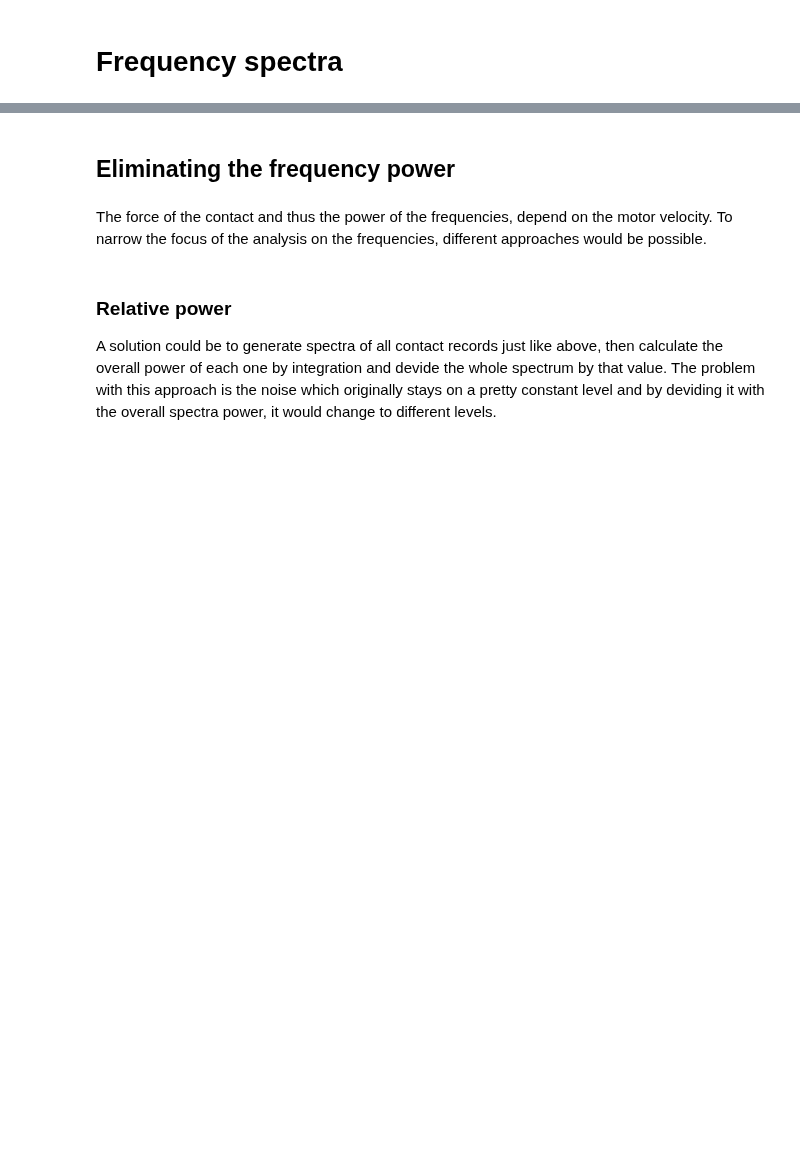
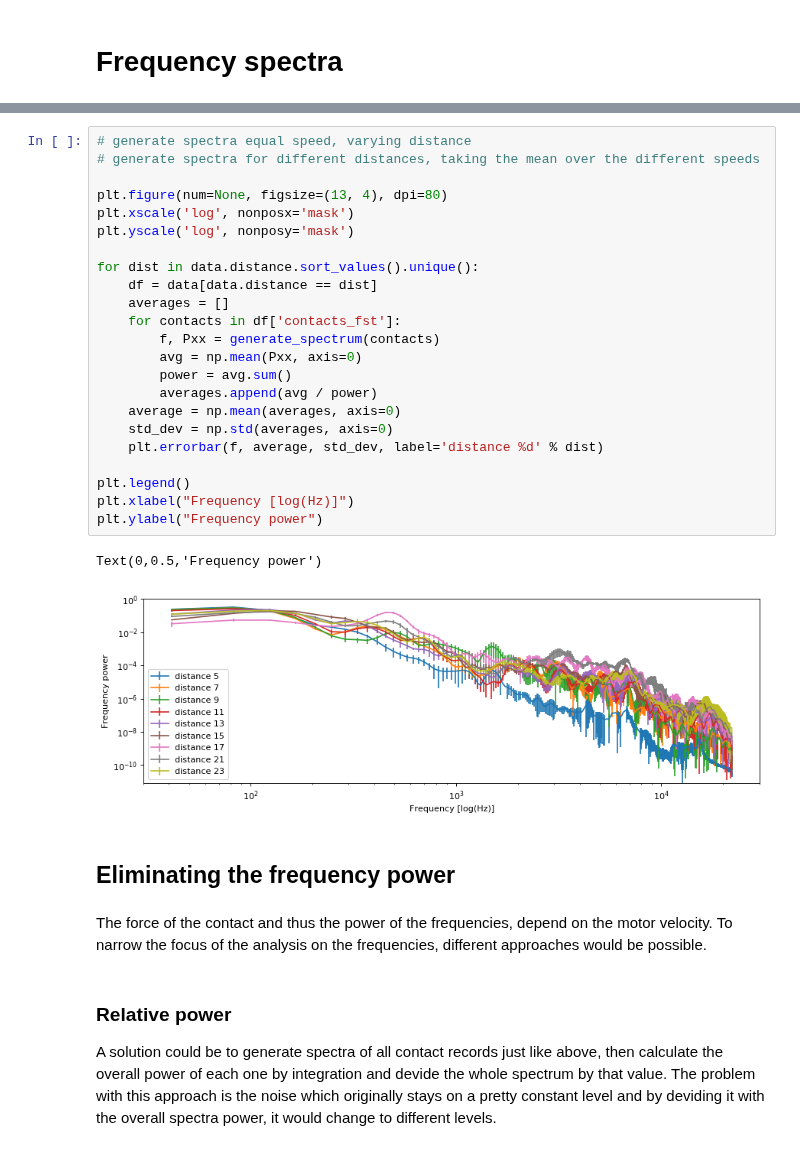
Before and after one commit to LucaHermes/PiezoAntenna, a Jupyter notebook: Piezo Antenna.ipynb, the cells around one changed output, grey strips where cells are left out. Cells and saved outputs as stored; diff of their text form; blank space fills up the shorter version.

```diff
--- a/Piezo Antenna.ipynb
+++ b/Piezo Antenna.ipynb
@@ -228,3 +254,29 @@ plt.plot(f, avg) #, std_dev)
+# %%
+# generate spectra equal speed, varying distance
+# generate spectra for different distances, taking the mean over the different speeds
+
+plt.figure(num=None, figsize=(13, 4), dpi=80)
+plt.xscale('log', nonposx='mask')
+plt.yscale('log', nonposy='mask')
+
+for dist in data.distance.sort_values().unique():
+    df = data[data.distance == dist]
+    averages = []
+    for contacts in df['contacts_fst']:
+        f, Pxx = generate_spectrum(contacts)
+        avg = np.mean(Pxx, axis=0)
+        power = avg.sum()
+        averages.append(avg / power)
+    average = np.mean(averages, axis=0)
+    std_dev = np.std(averages, axis=0)
+    plt.errorbar(f, average, std_dev, label='distance %d' % dist)
+
+plt.legend()
+plt.xlabel("Frequency [log(Hz)]")
+plt.ylabel("Frequency power")
+# %% [output]
+Text(0,0.5,'Frequency power')
+[figure, added]
 # %% [markdown]
 ## Eliminating the frequency power
 # %% [markdown]
```
Also changed, not shown: parts of 12 cells of this notebook.
